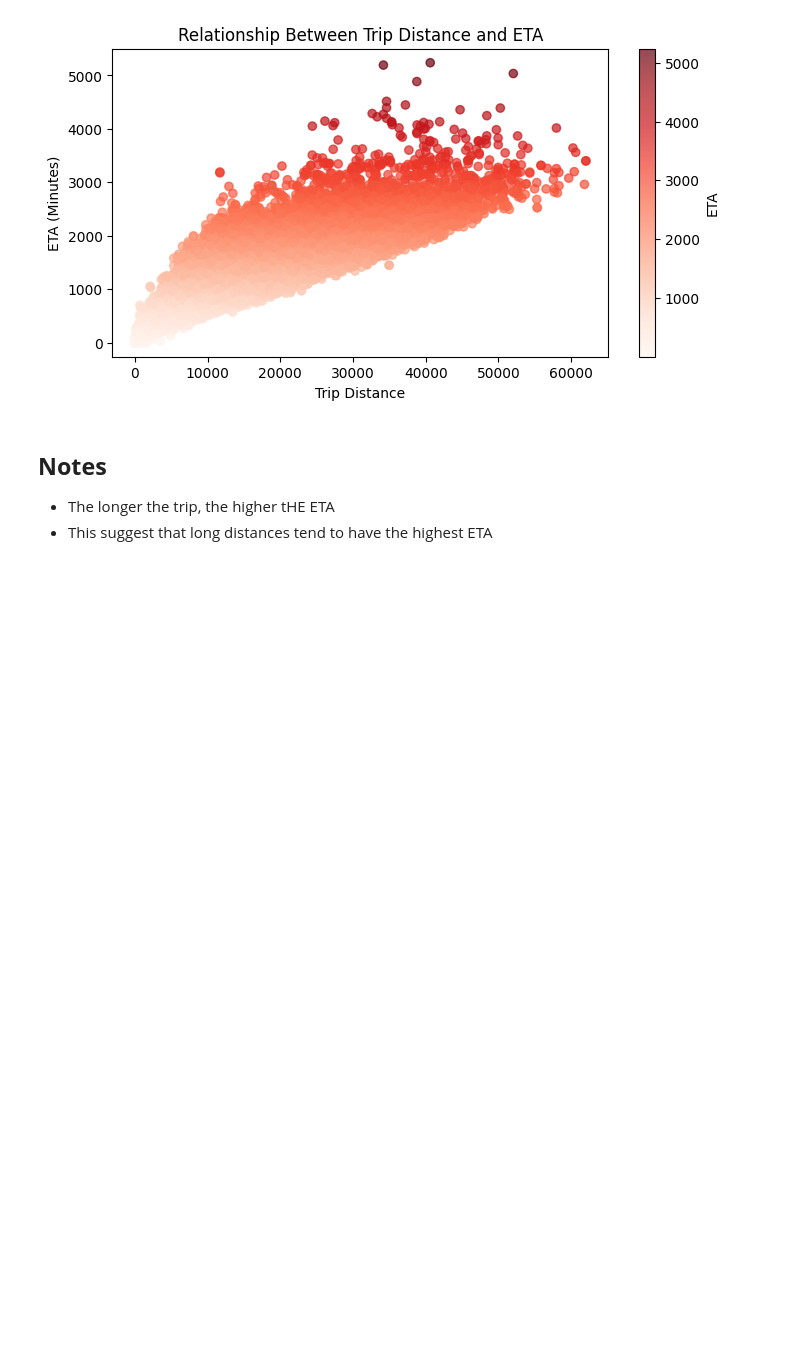
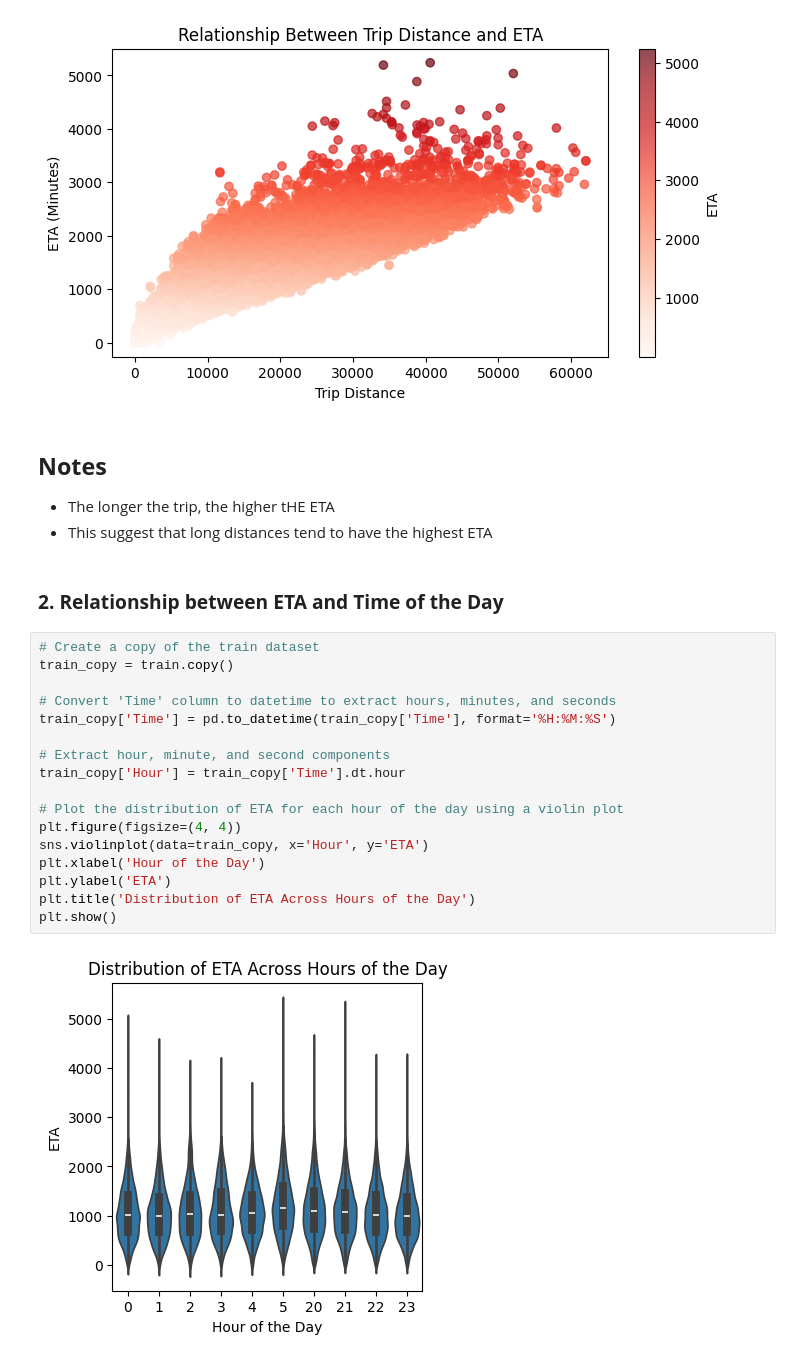
Before and after one commit to murithidenisgitobu/Yassir-Expected-Time-of-Arrival-ETA-Prediction, a Jupyter notebook: Notebook/yassir_notebook.ipynb, the cells around one changed output. Drawn from its saved outputs; the diff is of its cells as text; blank space fills up the shorter version.

```diff
--- a/Notebook/yassir_notebook.ipynb
+++ b/Notebook/yassir_notebook.ipynb
@@ -533,3 +535,24 @@ plt.show()
 ## **Notes**
 - The longer the trip, the higher tHE ETA
 - This suggest that long distances tend to have the highest ETA
+# %% [markdown]
+### **2. Relationship between ETA and Time of the Day**
+# %%
+# Create a copy of the train dataset
+train_copy = train.copy()
+
+# Convert 'Time' column to datetime to extract hours, minutes, and seconds
+train_copy['Time'] = pd.to_datetime(train_copy['Time'], format='%H:%M:%S')
+
+# Extract hour, minute, and second components
+train_copy['Hour'] = train_copy['Time'].dt.hour
+
+# Plot the distribution of ETA for each hour of the day using a violin plot
+plt.figure(figsize=(4, 4))
+sns.violinplot(data=train_copy, x='Hour', y='ETA')
+plt.xlabel('Hour of the Day')
+plt.ylabel('ETA')
+plt.title('Distribution of ETA Across Hours of the Day')
+plt.show()
+# %% [output]
+[figure, added]
```
Also changed, not shown: parts of 7 cells of this notebook.
